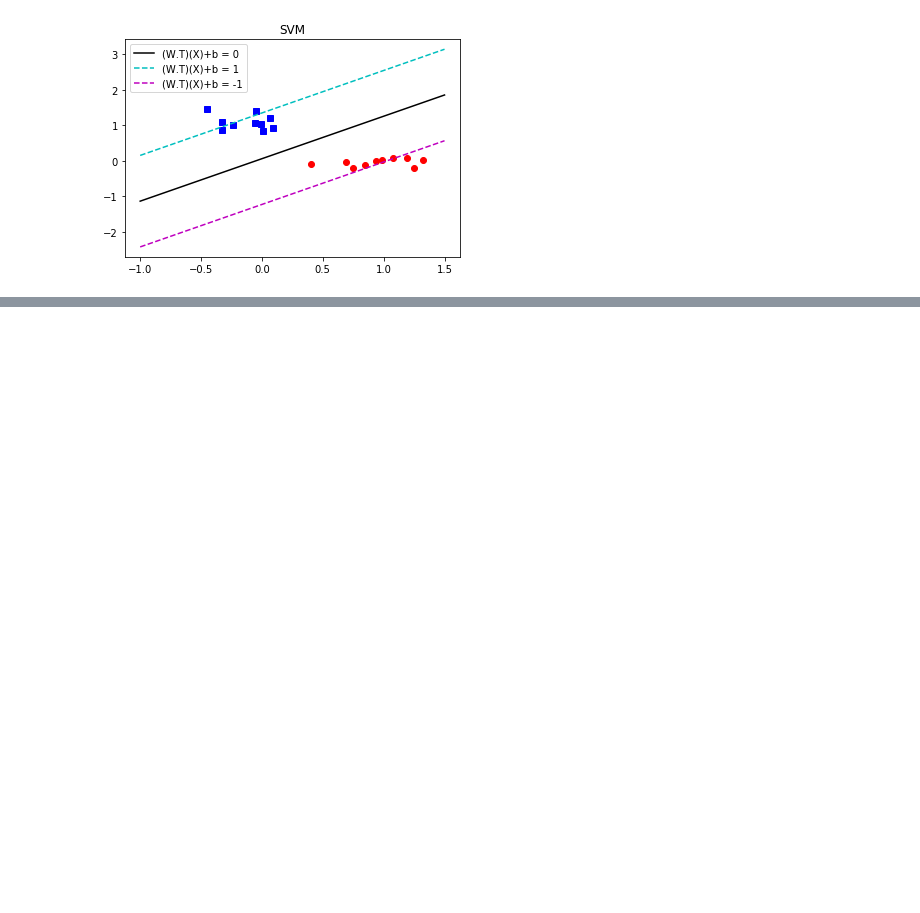
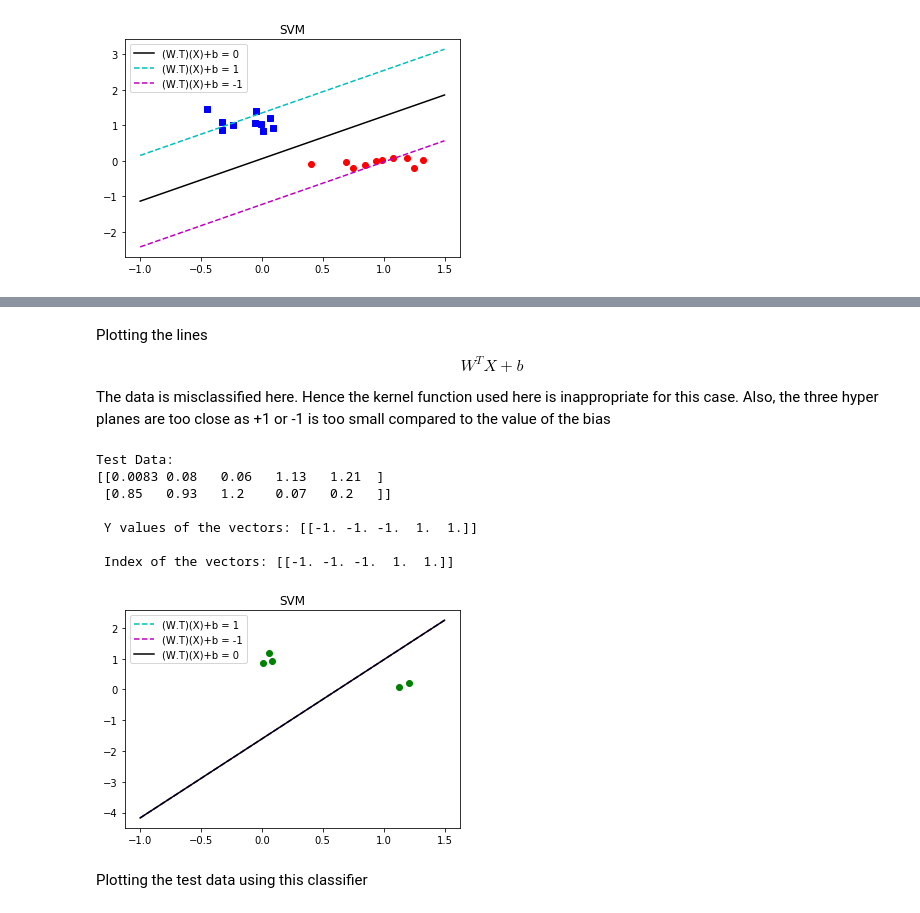
Before and after one commit to gnitish18/Pattern_Recognition-SVM, a Jupyter notebook: SourceCode.ipynb, the cells around one changed output, grey strips where cells are left out. Drawn from its saved outputs; the diff is of its cells as text; code cells hidden in the pictures; blank space fills up the shorter version.

```diff
--- a/SourceCode.ipynb
+++ b/SourceCode.ipynb
@@ -152,0 +272,44 @@ plt.show()
+# %% [markdown]
+Plotting the lines $$W^TX+b$$
+
+The data is misclassified here. Hence the kernel function used here is inappropriate for this case.
+Also, the three hyper planes are too close as +1 or -1 is too small compared to the value of the bias
+# %%
+test = np.matrix([[0.0083,0.08,0.06,1.13,1.21],[0.85,0.93,1.2,0.07,0.20]])
+print('Test Data:')
+print(test)
+
+y_2 = np.matmul(w_2.T,test)
+# print(y)
+for i in range(len(y)):
+  y_2 += b_2
+print('\n Y values of the vectors:', end =" "), print(y)
+
+for i in range(5):
+  if y_2[0,i] > 0:
+    y_2[0,i] = 1
+  elif y_2[0,i] < 0:
+    y_2[0,i] = -1
+print('\n Index of the vectors:', end =" "), print(y)
+
+bx = plt.subplot(111)
+bx.plot(xx_2, yy1_2, 'c--', label = '(W.T)(X)+b = 1')
+bx.plot(xx_2, yy2_2, 'm--', label = '(W.T)(X)+b = -1')
+bx.plot(xx_2, yy_2, 'k-', label = '(W.T)(X)+b = 0')
+bx.legend()
+
+plt.plot(test[0, :], test[1, :], 'go')
+
+plt.title('SVM')
+plt.show()
+# %% [output]
+Test Data:
+[[0.0083 0.08   0.06   1.13   1.21  ]
+ [0.85   0.93   1.2    0.07   0.2   ]]
+
+ Y values of the vectors: [[-1. -1. -1.  1.  1.]]
+
+ Index of the vectors: [[-1. -1. -1.  1.  1.]]
+[figure, added]
+# %% [markdown]
+Plotting the test data using this classifier
```
Also changed, not shown: parts of 24 cells of this notebook.
